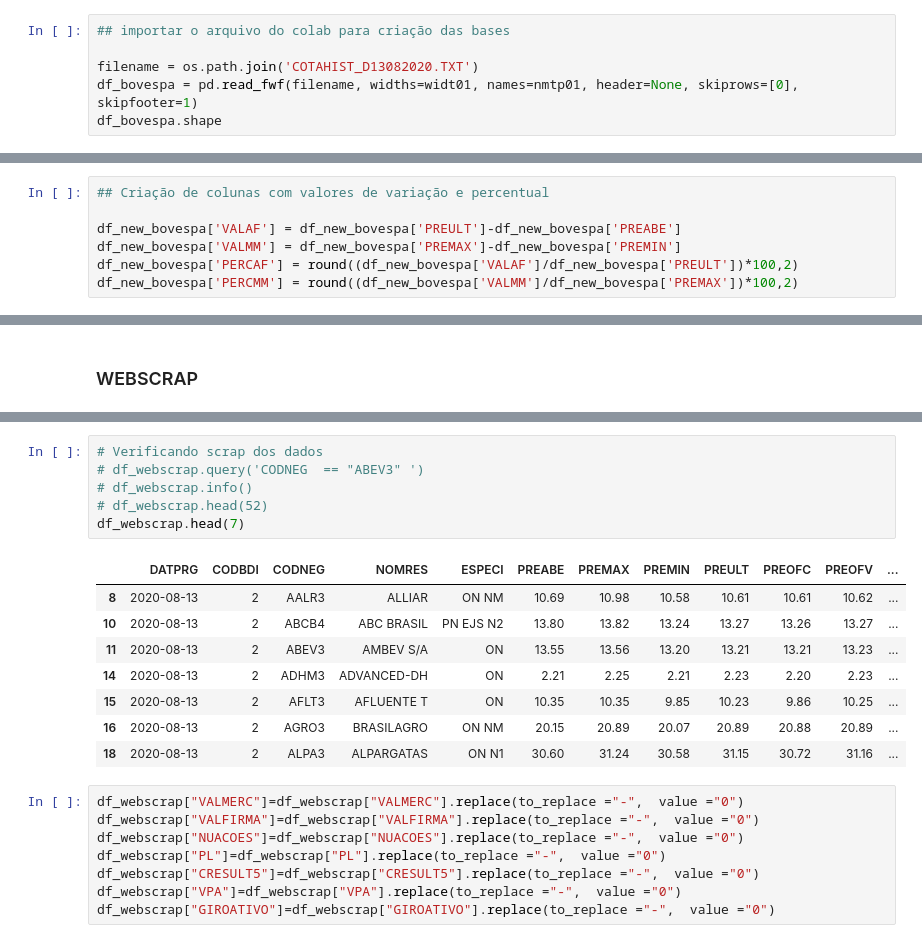
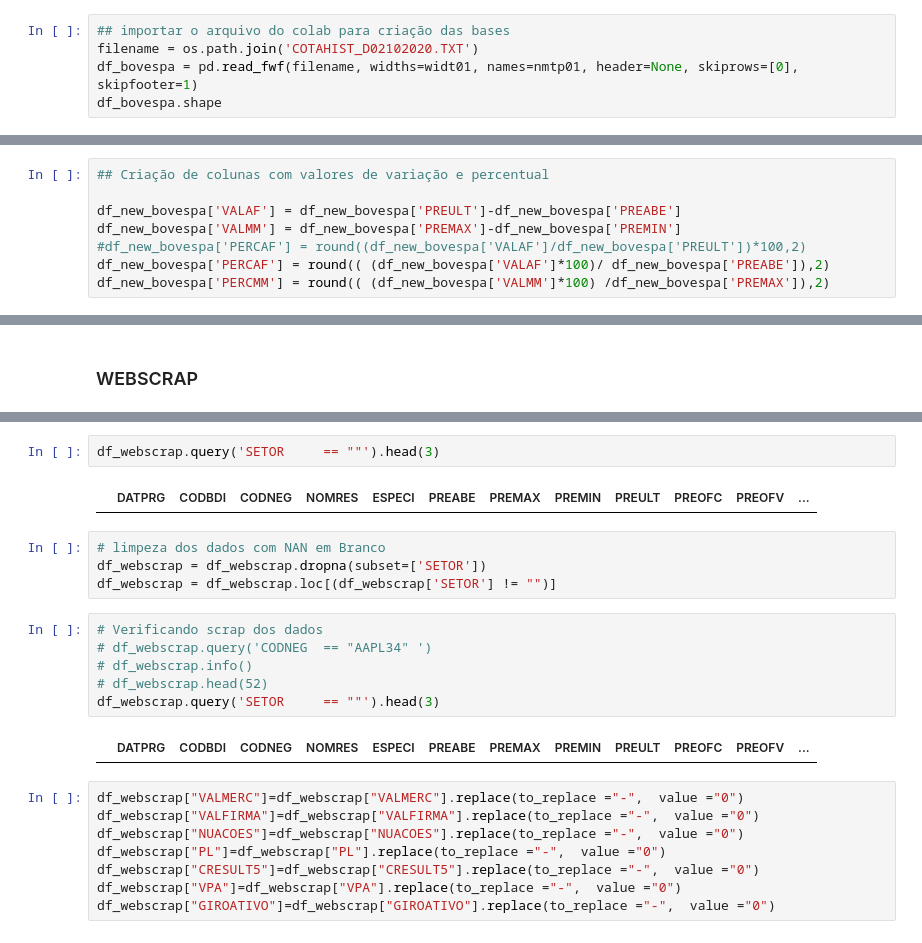
Before and after one commit to rosembergennes/python, a Jupyter notebook: Obtenção_dos_Dados_B3_e_Fundamentos.ipynb, the cells around one changed output, grey strips where cells are left out. Drawn from its saved outputs; the diff is of its cells as text.

```diff
--- a/Obtenção_dos_Dados_B3_e_Fundamentos.ipynb
+++ b/Obtenção_dos_Dados_B3_e_Fundamentos.ipynb
@@ -93,7 +111,6 @@ Saving COTAHIST_D13082020.TXT to COTAHIST_D13082020.TXT
 # %%
 ## importar o arquivo do colab para criação das bases
-
-filename = os.path.join('COTAHIST_D13082020.TXT')
+filename = os.path.join('COTAHIST_D02102020.TXT')
 df_bovespa = pd.read_fwf(filename, widths=widt01, names=nmtp01, header=None, skiprows=[0], skipfooter=1)
 df_bovespa.shape
 # %% [output]
@@ -123,8 +146,9 @@ df_new_bovespa["VOLTOT"] = df_new_bovespa["VOLTOT"].apply(lambda x: int(x*10)/10
 
 df_new_bovespa['VALAF'] = df_new_bovespa['PREULT']-df_new_bovespa['PREABE']
 df_new_bovespa['VALMM'] = df_new_bovespa['PREMAX']-df_new_bovespa['PREMIN']
-df_new_bovespa['PERCAF'] = round((df_new_bovespa['VALAF']/df_new_bovespa['PREULT'])*100,2)
-df_new_bovespa['PERCMM'] = round((df_new_bovespa['VALMM']/df_new_bovespa['PREMAX'])*100,2)
+#df_new_bovespa['PERCAF'] = round((df_new_bovespa['VALAF']/df_new_bovespa['PREULT'])*100,2)
+df_new_bovespa['PERCAF'] = round(( (df_new_bovespa['VALAF']*100)/ df_new_bovespa['PREABE']),2)
+df_new_bovespa['PERCMM'] = round(( (df_new_bovespa['VALMM']*100) /df_new_bovespa['PREMAX']),2)
 # %%
 ## Criando a tabela principal com empresas de codigo 02 e 08 das ações na base principal
 
@@ -278,21 +303,22 @@ https://www.fundamentus.com.br/detalhes.php?papel=TEKA4
 Bora Continuar
 https://www.fundamentus.com.br/detalhes.php?papel=VIVR3
 Bora Continuar
+# %%
+df_webscrap.query('SETOR	 == ""').head(3)
+# %% [output]
+|  | DATPRG | CODBDI | CODNEG | NOMRES | ESPECI | PREABE | PREMAX | PREMIN | PREULT | PREOFC | PREOFV | ... |
+# %%
+# limpeza dos dados com NAN em Branco
+df_webscrap = df_webscrap.dropna(subset=['SETOR'])
+df_webscrap = df_webscrap.loc[(df_webscrap['SETOR'] != "")]
 # %%
 # Verificando scrap dos dados
-# df_webscrap.query('CODNEG	 == "ABEV3" ')
+# df_webscrap.query('CODNEG	 == "AAPL34" ')
 # df_webscrap.info()
 # df_webscrap.head(52)
-df_webscrap.head(7)
+df_webscrap.query('SETOR	 == ""').head(3)
 # %% [output]
 |  | DATPRG | CODBDI | CODNEG | NOMRES | ESPECI | PREABE | PREMAX | PREMIN | PREULT | PREOFC | PREOFV | ... |
-| 8 | 2020-08-13 | 2 | AALR3 | ALLIAR | ON NM | 10.69 | 10.98 | 10.58 | 10.61 | 10.61 | 10.62 | ... |
-| 10 | 2020-08-13 | 2 | ABCB4 | ABC BRASIL | PN EJS N2 | 13.80 | 13.82 | 13.24 | 13.27 | 13.26 | 13.27 | ... |
-| 11 | 2020-08-13 | 2 | ABEV3 | AMBEV S/A | ON | 13.55 | 13.56 | 13.20 | 13.21 | 13.21 | 13.23 | ... |
-| 14 | 2020-08-13 | 2 | ADHM3 | ADVANCED-DH | ON | 2.21 | 2.25 | 2.21 | 2.23 | 2.20 | 2.23 | ... |
-| 15 | 2020-08-13 | 2 | AFLT3 | AFLUENTE T | ON | 10.35 | 10.35 | 9.85 | 10.23 | 9.86 | 10.25 | ... |
-| 16 | 2020-08-13 | 2 | AGRO3 | BRASILAGRO | ON NM | 20.15 | 20.89 | 20.07 | 20.89 | 20.88 | 20.89 | ... |
-| 18 | 2020-08-13 | 2 | ALPA3 | ALPARGATAS | ON N1 | 30.60 | 31.24 | 30.58 | 31.15 | 30.72 | 31.16 | ... |
 # %%
 df_webscrap["VALMERC"]=df_webscrap["VALMERC"].replace(to_replace ="-",  value ="0")
 df_webscrap["VALFIRMA"]=df_webscrap["VALFIRMA"].replace(to_replace ="-",  value ="0")
```
Also changed, not shown: parts of 13 cells of this notebook.
